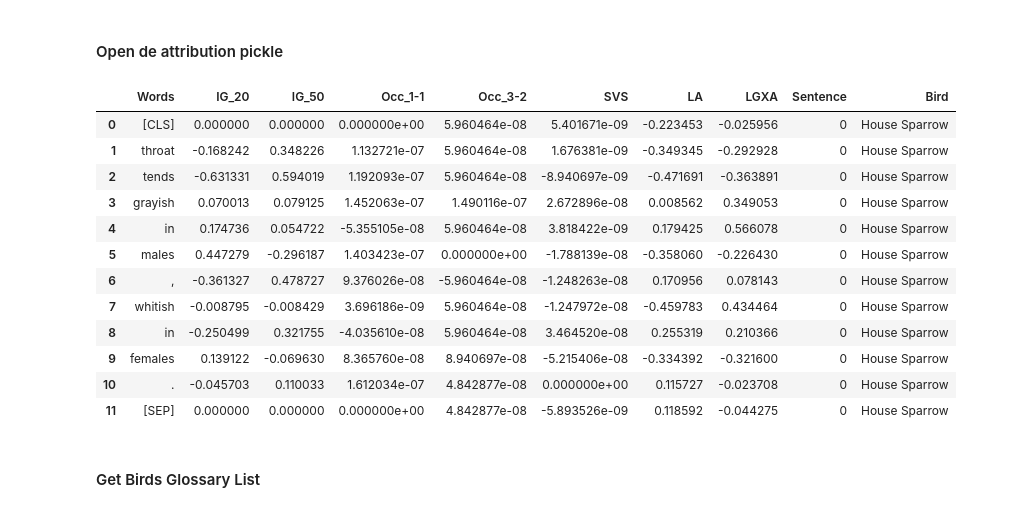
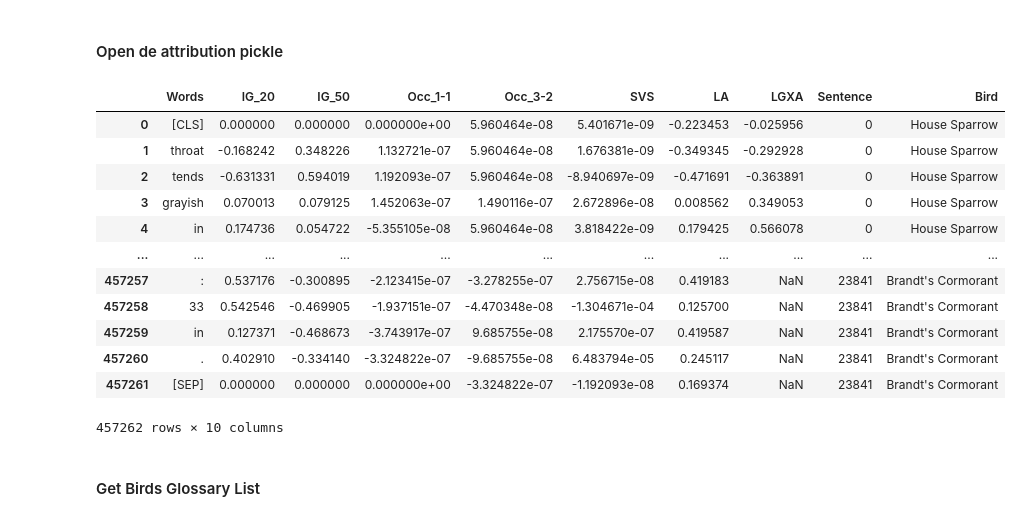
Before and after one commit to RobertvdV/GRS82000_eTaxonomist, a Jupyter notebook: notebooks/CUB_comparison.ipynb, the cells around one changed output. Cells and saved outputs as stored; diff of their text form; code cells hidden in the pictures.

```diff
--- a/notebooks/CUB_comparison.ipynb
+++ b/notebooks/CUB_comparison.ipynb
@@ -371,21 +486,21 @@ attributions = pickle.load(open('../data/processed/attribution.pkl', 'rb'))
 # Drop into a df
 df = pd.DataFrame.from_dict(attributions)
 # %%
-df.head(12)
+df
 # %% [output]
 |  | Words | IG_20 | IG_50 | Occ_1-1 | Occ_3-2 | SVS | LA | LGXA | Sentence | Bird |
 | 0 | [CLS] | 0.000000 | 0.000000 | 0.000000e+00 | 5.960464e-08 | 5.401671e-09 | -0.223453 | -0.025956 | 0 | House Sparrow |
 | 1 | throat | -0.168242 | 0.348226 | 1.132721e-07 | 5.960464e-08 | 1.676381e-09 | -0.349345 | -0.292928 | 0 | House Sparrow |
 | 2 | tends | -0.631331 | 0.594019 | 1.192093e-07 | 5.960464e-08 | -8.940697e-09 | -0.471691 | -0.363891 | 0 | House Sparrow |
 | 3 | grayish | 0.070013 | 0.079125 | 1.452063e-07 | 1.490116e-07 | 2.672896e-08 | 0.008562 | 0.349053 | 0 | House Sparrow |
 | 4 | in | 0.174736 | 0.054722 | -5.355105e-08 | 5.960464e-08 | 3.818422e-09 | 0.179425 | 0.566078 | 0 | House Sparrow |
-| 5 | males | 0.447279 | -0.296187 | 1.403423e-07 | 0.000000e+00 | -1.788139e-08 | -0.358060 | -0.226430 | 0 | House Sparrow |
-| 6 | , | -0.361327 | 0.478727 | 9.376026e-08 | -5.960464e-08 | -1.248263e-08 | 0.170956 | 0.078143 | 0 | House Sparrow |
-| 7 | whitish | -0.008795 | -0.008429 | 3.696186e-09 | 5.960464e-08 | -1.247972e-08 | -0.459783 | 0.434464 | 0 | House Sparrow |
-| 8 | in | -0.250499 | 0.321755 | -4.035610e-08 | 5.960464e-08 | 3.464520e-08 | 0.255319 | 0.210366 | 0 | House Sparrow |
-| 9 | females | 0.139122 | -0.069630 | 8.365760e-08 | 8.940697e-08 | -5.215406e-08 | -0.334392 | -0.321600 | 0 | House Sparrow |
-| 10 | . | -0.045703 | 0.110033 | 1.612034e-07 | 4.842877e-08 | 0.000000e+00 | 0.115727 | -0.023708 | 0 | House Sparrow |
-| 11 | [SEP] | 0.000000 | 0.000000 | 0.000000e+00 | 4.842877e-08 | -5.893526e-09 | 0.118592 | -0.044275 | 0 | House Sparrow |
+| ... | ... | ... | ... | ... | ... | ... | ... | ... | ... | ... |
+| 457257 | : | 0.537176 | -0.300895 | -2.123415e-07 | -3.278255e-07 | 2.756715e-08 | 0.419183 | NaN | 23841 | Brandt's Cormorant |
+| 457258 | 33 | 0.542546 | -0.469905 | -1.937151e-07 | -4.470348e-08 | -1.304671e-04 | 0.125700 | NaN | 23841 | Brandt's Cormorant |
+| 457259 | in | 0.127371 | -0.468673 | -3.743917e-07 | 9.685755e-08 | 2.175570e-07 | 0.419587 | NaN | 23841 | Brandt's Cormorant |
+| 457260 | . | 0.402910 | -0.334140 | -3.324822e-07 | -9.685755e-08 | 6.483794e-05 | 0.245117 | NaN | 23841 | Brandt's Cormorant |
+| 457261 | [SEP] | 0.000000 | 0.000000 | 0.000000e+00 | -3.324822e-07 | -1.192093e-08 | 0.169374 | NaN | 23841 | Brandt's Cormorant |
+457262 rows × 10 columns
 # %% [markdown]
 #### Get Birds Glossary List
 # %%
```
Also changed, not shown: parts of 69 cells of this notebook, 22 other files.
